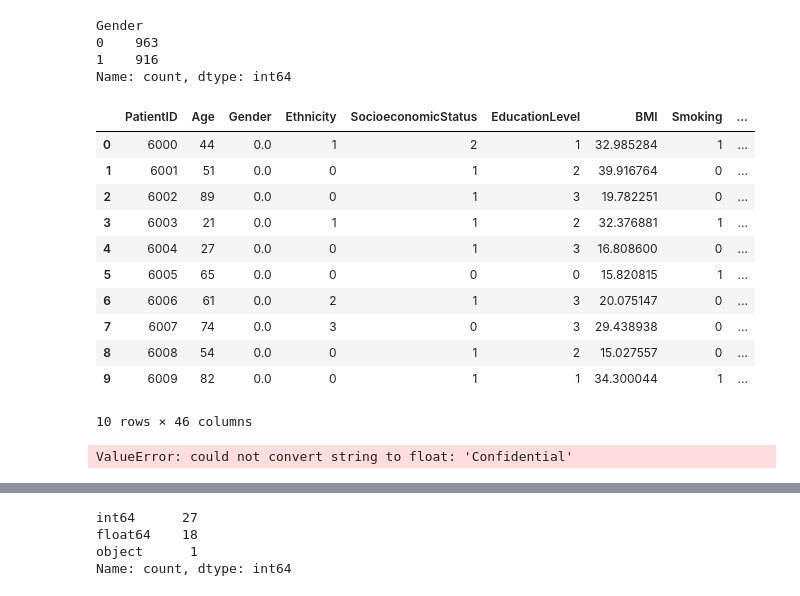
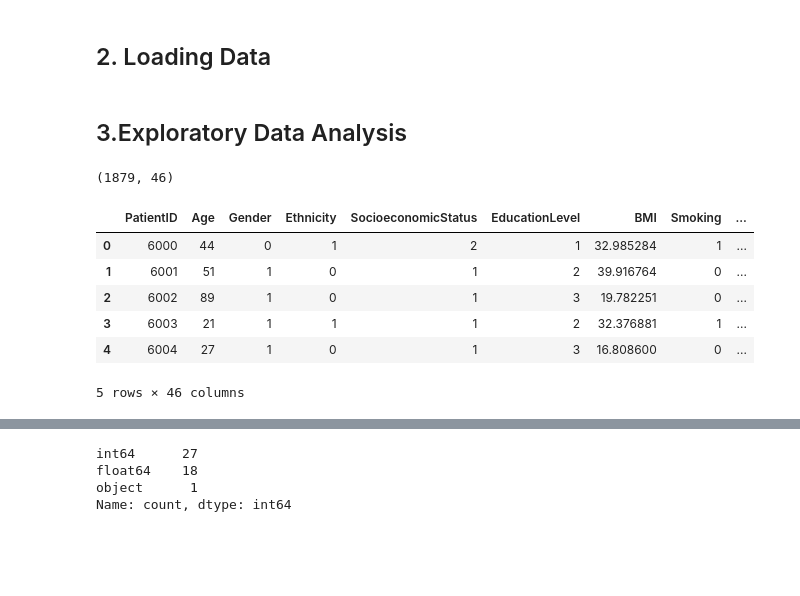
Before and after one commit to Reemsoliiman/ga-feature-select, a Jupyter notebook: notebooks/01_data_exploration.ipynb, the cells around one changed output, grey strips where cells are left out. Cells and saved outputs as stored; diff of their text form; code cells hidden in the pictures; blank space fills up the shorter version.

```diff
--- a/notebooks/01_data_exploration.ipynb
+++ b/notebooks/01_data_exploration.ipynb
@@ -101,58 +19,20 @@ Name: count, dtype: int64
+# %% [markdown]
+## 2. Loading Data
 # %%
-
-print(pd.read_csv("../data/raw/diabetes_raw_data.csv")['Gender'].value_counts(dropna=False))
+df = pd.read_csv("../data/raw/diabetes_raw_data.csv")
-# %% [output]
-Gender
-0    963
-1    916
-Name: count, dtype: int64
+# %% [markdown]
+## 3.Exploratory Data Analysis
+# %%
+df.shape
+# %% [output]
+(1879, 46)
 # %%
-df.head(10)
+df.head()
 # %% [output]
 |  | PatientID | Age | Gender | Ethnicity | SocioeconomicStatus | EducationLevel | BMI | Smoking | ... |
-| 0 | 6000 | 44 | 0.0 | 1 | 2 | 1 | 32.985284 | 1 | ... |
-| 1 | 6001 | 51 | 0.0 | 0 | 1 | 2 | 39.916764 | 0 | ... |
-| 2 | 6002 | 89 | 0.0 | 0 | 1 | 3 | 19.782251 | 0 | ... |
-| 3 | 6003 | 21 | 0.0 | 1 | 1 | 2 | 32.376881 | 1 | ... |
-| 4 | 6004 | 27 | 0.0 | 0 | 1 | 3 | 16.808600 | 0 | ... |
-| 5 | 6005 | 65 | 0.0 | 0 | 0 | 0 | 15.820815 | 1 | ... |
-| 6 | 6006 | 61 | 0.0 | 2 | 1 | 3 | 20.075147 | 0 | ... |
-| 7 | 6007 | 74 | 0.0 | 3 | 0 | 3 | 29.438938 | 0 | ... |
-| 8 | 6008 | 54 | 0.0 | 0 | 1 | 2 | 15.027557 | 0 | ... |
-| 9 | 6009 | 82 | 0.0 | 0 | 1 | 1 | 34.300044 | 1 | ... |
+| 0 | 6000 | 44 | 0 | 1 | 2 | 1 | 32.985284 | 1 | ... |
+| 1 | 6001 | 51 | 1 | 0 | 1 | 2 | 39.916764 | 0 | ... |
+| 2 | 6002 | 89 | 1 | 0 | 1 | 3 | 19.782251 | 0 | ... |
+| 3 | 6003 | 21 | 1 | 1 | 1 | 2 | 32.376881 | 1 | ... |
+| 4 | 6004 | 27 | 1 | 0 | 1 | 3 | 16.808600 | 0 | ... |
-10 rows × 46 columns
+5 rows × 46 columns
-# %%
-
-from sklearn.model_selection import train_test_split
-from sklearn.preprocessing import StandardScaler
-from imblearn.over_sampling import SMOTE
-import matplotlib.pyplot as plt
-import seaborn as sns
-import numpy as np
-import os
-
-
-X = df.drop('Diagnosis', axis=1)
-y = df['Diagnosis']
-
-X_train, X_test, y_train, y_test = train_test_split(X, y, test_size=0.2, random_state=42, stratify=y)
-
-
-smote = SMOTE(random_state=42)
-X_train_res, y_train_res = smote.fit_resample(X_train, y_train)
-
-
-scaler = StandardScaler()
-X_train_scaled = scaler.fit_transform(X_train_res)
-X_test_scaled = scaler.transform(X_test)
-
-
-os.makedirs("../data_prepared", exist_ok=True)
-np.save("../data_prepared/X_train.npy", X_train_scaled)
-np.save("../data_prepared/X_test.npy", X_test_scaled)
-np.save("../data_prepared/y_train.npy", y_train_res)
-np.save("../data_prepared/y_test.npy", y_test.values)
-
-print("done")
-# %% [output]
-ValueError: could not convert string to float: 'Confidential'
```
Also changed, not shown: parts of 46 cells of this notebook, 3 other files.
